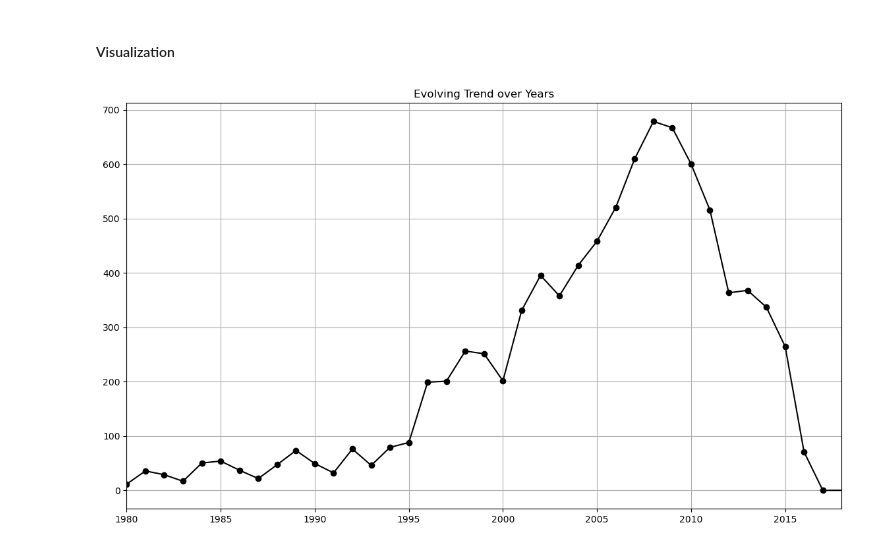
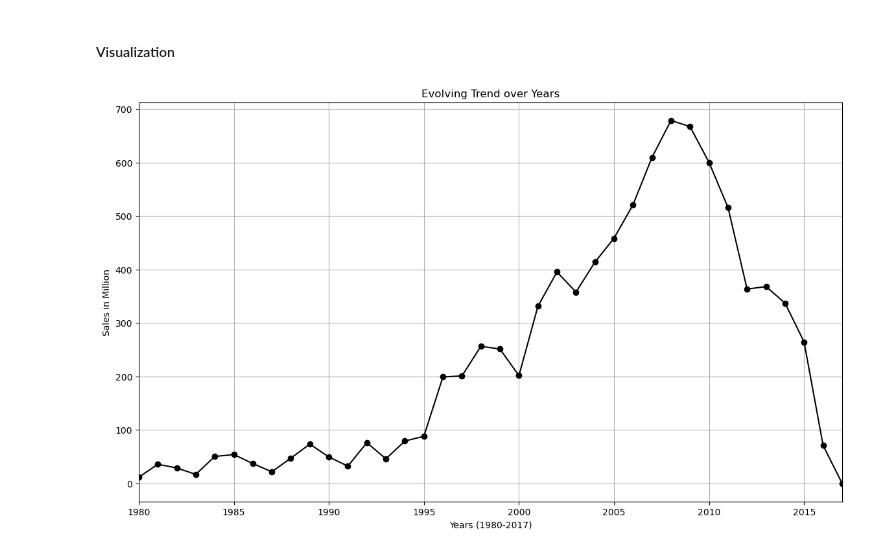
Before and after one commit to theashitranjan/Analyzing_Global_Video_Game_Sales_Trends, a Jupyter notebook: analyzing_global_video_game_sales_trend.ipynb, the cells around one changed output. Drawn from its saved outputs; the diff is of its cells as text; code cells hidden in the pictures.

```diff
--- a/analyzing_global_video_game_sales_trend.ipynb
+++ b/analyzing_global_video_game_sales_trend.ipynb
@@ -48,7 +56,7 @@ dtype: bool
 #### As these fields are essential for temporal and publisher-based analysis and its amount is very little in number compared to the size of dataset
 # %%
-cleaned_data = df.dropna()
-cleaned_data.isnull().any()
+cleaned_data = df.dropna().copy()
+print(cleaned_data.isnull().any())
 # %% [output]
 Rank            False
 Name            False
@@ -233,9 +238,11 @@ Name: Global_Sales, dtype: float64
 # %%
 plt.figure(figsize=(14,8))
 plt.plot(evolution.index, evolution.values, "k-o")
 plt.title('Evolving Trend over Years')
+plt.xlabel('Years (1980-2017)')
+plt.ylabel('Sales in Million')
 plt.grid(True)
-plt.xlim(1980, 2018)
+plt.xlim(1980, 2017)
 plt.show()
 # %% [output]
-[figure, old version]
+[figure, new version]
```
Also changed, not shown: parts of 9 cells of this notebook.
